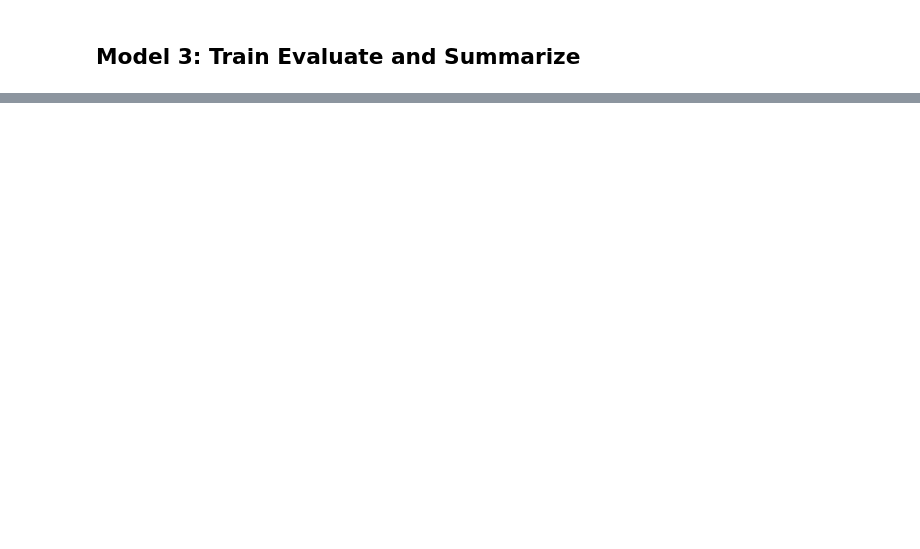
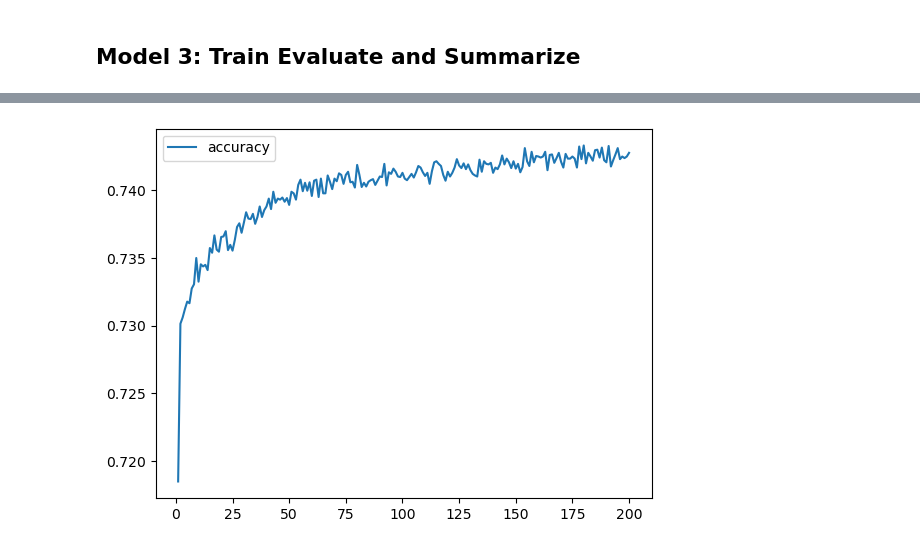
Before and after one commit to muhkashiff/deep-learning-challenge, a Jupyter notebook: Optimization_models4.ipynb, the cells around one changed output, grey strips where cells are left out. Saved outputs shown, nothing was run; the diff lists cells and outputs as text; code cells hidden in the pictures; blank space fills up the shorter version.

```diff
--- a/Optimization_models4.ipynb
+++ b/Optimization_models4.ipynb
@@ -443,6 +487,6 @@ _________________________________________________________________
 nn3.compile(optimizer='adam', loss='binary_crossentropy', metrics=['accuracy'])
 # %%
 # Train the model
-fit_model2 = nn3.fit(X_train_scaled, y_train, epochs=200)
+fit_model3 = nn3.fit(X_train_scaled, y_train, epochs=200)
 # %% [output]
 Epoch 1/200
@@ -471,0 +516,9 @@ Loss: 0.5764651298522949, Accuracy: 0.7244315147399902
+# %%
+# Create a DataFrame containing training history
+history_df3 = pd.DataFrame(fit_model3.history, index=range(1,len(fit_model3.history["loss"])+1))
+
+# Plot the accuracy
+history_df3.plot(y="accuracy")
+plt.show()
+# %% [output]
+[figure, added]
```
Also changed, not shown: parts of 15 cells of this notebook, 3 other files.
